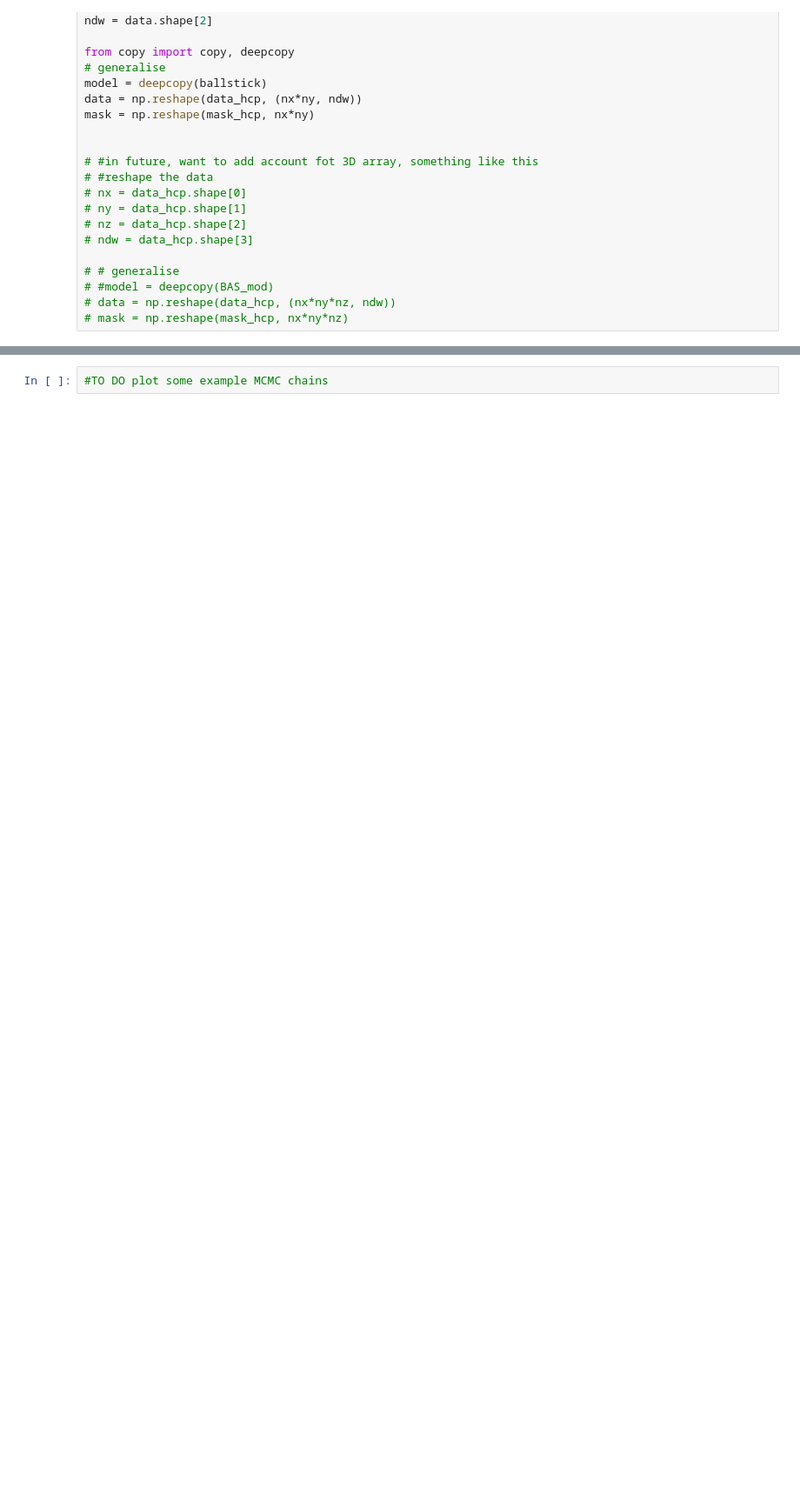
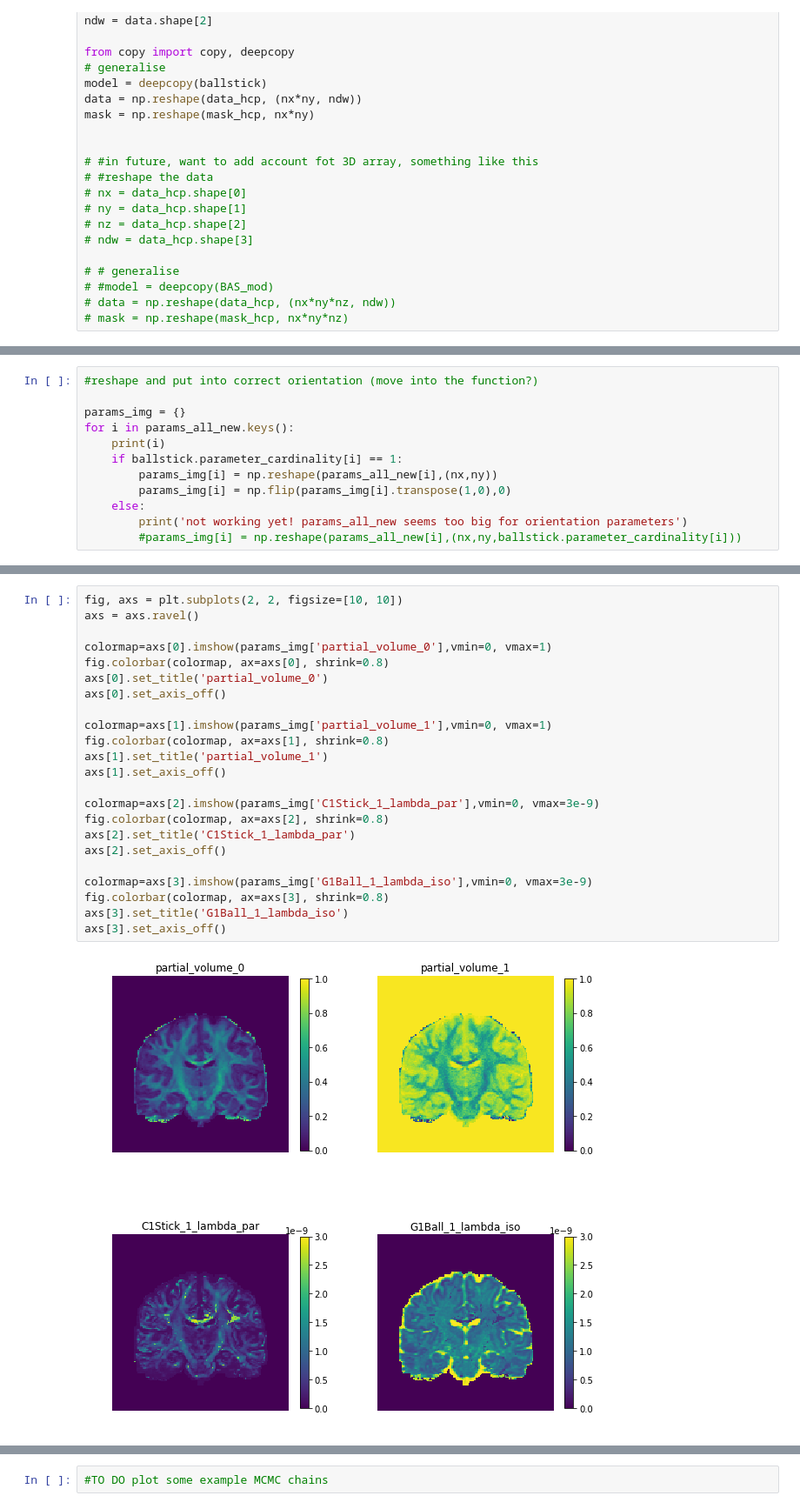
Before and after one commit to PaddySlator/dmipy-bayesian, a Jupyter notebook: bayesian-fitting-HCP-example.ipynb, the cells around one changed output, grey strips where cells are left out. Shown: that part at 87% size. Saved outputs shown, nothing was run; the diff lists cells and outputs as text; blank space fills up the shorter version.

```diff
--- a/bayesian-fitting-HCP-example.ipynb
+++ b/bayesian-fitting-HCP-example.ipynb
@@ -113,0 +112,12 @@ IndexError: tuple index out of range
+# %%
+#reshape and put into correct orientation (move into the function?)
+
+params_img = {}
+for i in params_all_new.keys():
+    print(i)
+    if ballstick.parameter_cardinality[i] == 1:
+        params_img[i] = np.reshape(params_all_new[i],(nx,ny))
+        params_img[i] = np.flip(params_img[i].transpose(1,0),0)
+    else:
+        print('not working yet! params_all_new seems too big for orientation parameters')
+        #params_img[i] = np.reshape(params_all_new[i],(nx,ny,ballstick.parameter_cardinality[i]))
@@ -114,2 +131,27 @@ IndexError: tuple index out of range
+# %%
+fig, axs = plt.subplots(2, 2, figsize=[10, 10])
+axs = axs.ravel()
+
+colormap=axs[0].imshow(params_img['partial_volume_0'],vmin=0, vmax=1)
+fig.colorbar(colormap, ax=axs[0], shrink=0.8)
+axs[0].set_title('partial_volume_0')
+axs[0].set_axis_off()
+
+colormap=axs[1].imshow(params_img['partial_volume_1'],vmin=0, vmax=1)
+fig.colorbar(colormap, ax=axs[1], shrink=0.8)
+axs[1].set_title('partial_volume_1')
+axs[1].set_axis_off()
+
+colormap=axs[2].imshow(params_img['C1Stick_1_lambda_par'],vmin=0, vmax=3e-9)
+fig.colorbar(colormap, ax=axs[2], shrink=0.8)
+axs[2].set_title('C1Stick_1_lambda_par')
+axs[2].set_axis_off()
+
+colormap=axs[3].imshow(params_img['G1Ball_1_lambda_iso'],vmin=0, vmax=3e-9)
+fig.colorbar(colormap, ax=axs[3], shrink=0.8)
+axs[3].set_title('G1Ball_1_lambda_iso')
+axs[3].set_axis_off()
+# %% [output]
+[figure, added]
 # %%
 #lsq fit for comparison (could output this from the fit_bayes function?)
```
Also changed, not shown: parts of 5 cells of this notebook, 1 other file.
